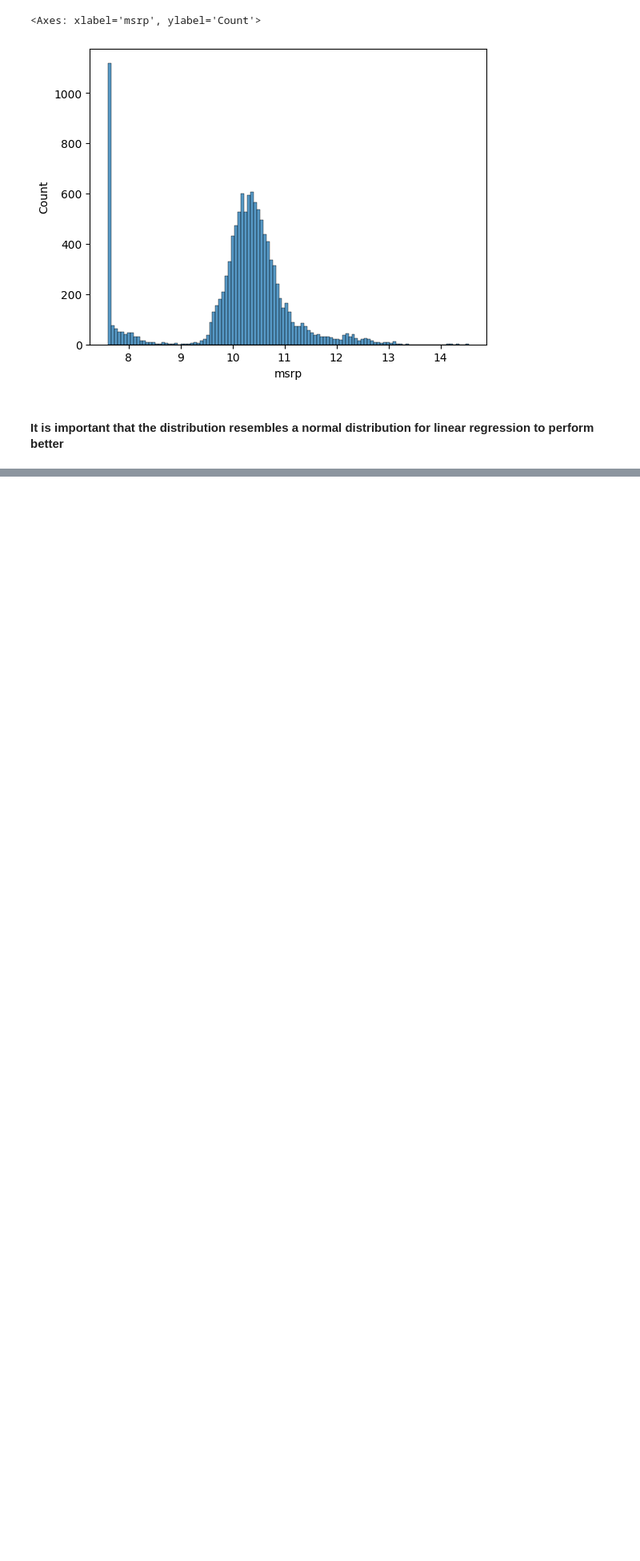
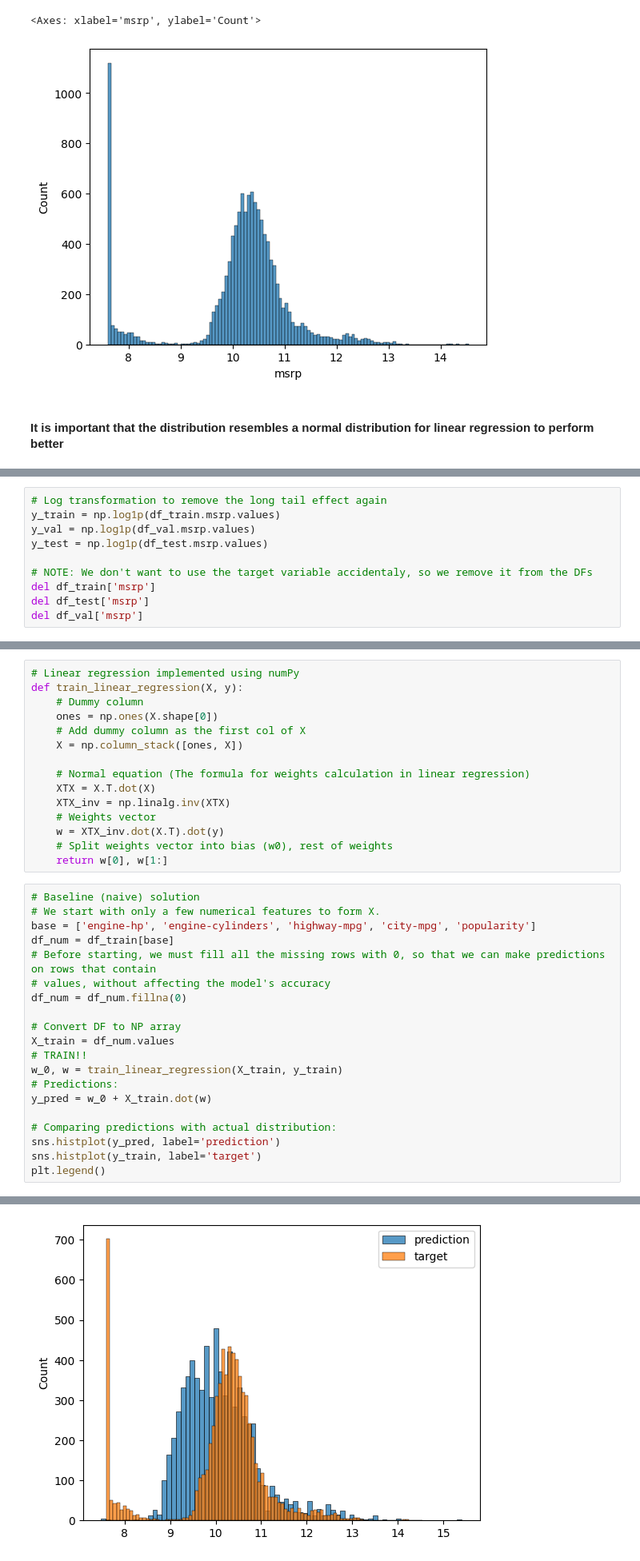
Before and after one commit to redplusblue/car-price, a Jupyter notebook: car-price.ipynb, the cells around one changed output, grey strips where cells are left out. Shown at 80% size. Cells and saved outputs as stored; diff of their text form; blank space fills up the shorter version.

Commit message:
Created baseline model

```diff
--- a/car-price.ipynb
+++ b/car-price.ipynb
@@ -63,0 +109,10 @@ sns.histplot(log_price)
+# %%
+# Log transformation to remove the long tail effect again
+y_train = np.log1p(df_train.msrp.values)
+y_val = np.log1p(df_val.msrp.values)
+y_test = np.log1p(df_test.msrp.values)
+
+# NOTE: We don't want to use the target variable accidentaly, so we remove it from the DFs
+del df_train['msrp']
+del df_test['msrp']
+del df_val['msrp']
@@ -63,0 +127,36 @@ sns.histplot(log_price)
+# %%
+# Linear regression implemented using numPy
+def train_linear_regression(X, y):
+    # Dummy column
+    ones = np.ones(X.shape[0])
+    # Add dummy column as the first col of X
+    X = np.column_stack([ones, X])
+
+    # Normal equation (The formula for weights calculation in linear regression)
+    XTX = X.T.dot(X)
+    XTX_inv = np.linalg.inv(XTX)
+    # Weights vector
+    w = XTX_inv.dot(X.T).dot(y)
+    # Split weights vector into bias (w0), rest of weights
+    return w[0], w[1:]
+# %%
+# Baseline (naive) solution
+# We start with only a few numerical features to form X.
+base = ['engine-hp', 'engine-cylinders', 'highway-mpg', 'city-mpg', 'popularity']
+df_num = df_train[base]
+# Before starting, we must fill all the missing rows with 0, so that we can make predictions on rows that contain
+# values, without affecting the model's accuracy
+df_num = df_num.fillna(0)
+
+# Convert DF to NP array
+X_train = df_num.values
+# TRAIN!!
+w_0, w = train_linear_regression(X_train, y_train)
+# Predictions:
+y_pred = w_0 + X_train.dot(w)
+
+# Comparing predictions with actual distribution:
+sns.histplot(y_pred, label='prediction')
+sns.histplot(y_train, label='target')
+plt.legend()
+# %% [output]
@@ -63,0 +164 @@ sns.histplot(log_price)
+[figure, added]
```
Also changed, not shown: parts of 7 cells of this notebook.
